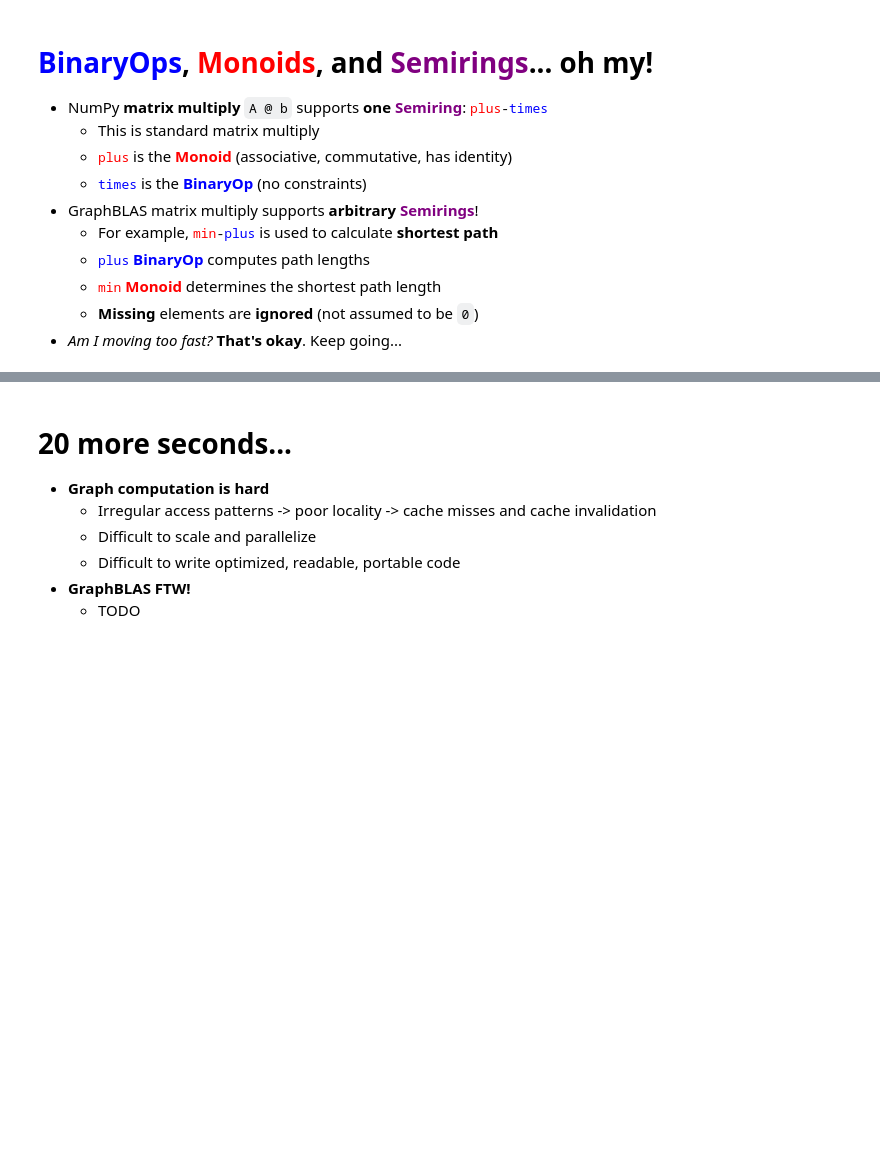
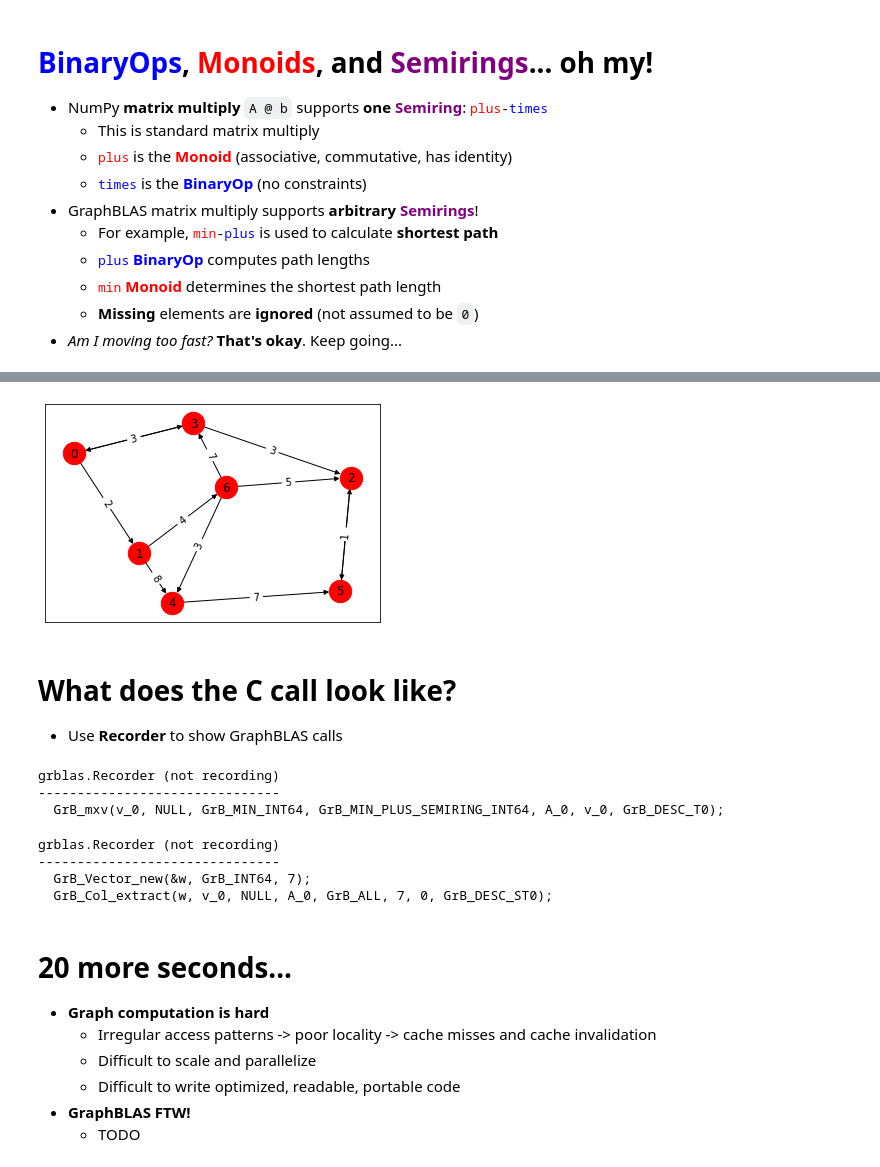
Before and after one commit to eriknw/graphblas_poster, a Jupyter notebook: graphblas_poster.ipynb, the cells around one changed output, grey strips where cells are left out. Saved outputs shown, nothing was run; the diff lists cells and outputs as text; code cells hidden in the pictures; blank space fills up the shorter version.

```diff
--- a/graphblas_poster.ipynb
+++ b/graphblas_poster.ipynb
@@ -131,3 +236,27 @@ print(13*'\n')
+# %%
+draw(A)
+# %% [output]
+[figure, added]
+# %% [markdown]
+# What does the C call look like?
+- Use **Recorder** to show GraphBLAS calls
+# %%
+with Recorder() as rec:
+    v(binary.min) << semiring.min_plus(A.T @ v)
+print(rec)
+# %% [output]
+grblas.Recorder (not recording)
+-------------------------------
+  GrB_mxv(v_0, NULL, GrB_MIN_INT64, GrB_MIN_PLUS_SEMIRING_INT64, A_0, v_0, GrB_DESC_T0);
+# %%
+with Recorder() as rec:
+    w = A[0, :].new(mask=v.S, name='w')
+print(rec)
+# %% [output]
+grblas.Recorder (not recording)
+-------------------------------
+  GrB_Vector_new(&w, GrB_INT64, 7);
+  GrB_Col_extract(w, v_0, NULL, A_0, GrB_ALL, 7, 0, GrB_DESC_ST0);
 # %% [markdown]
 # 20 more seconds...
 
```
Also changed, not shown: parts of 16 cells of this notebook, 1 other file.
